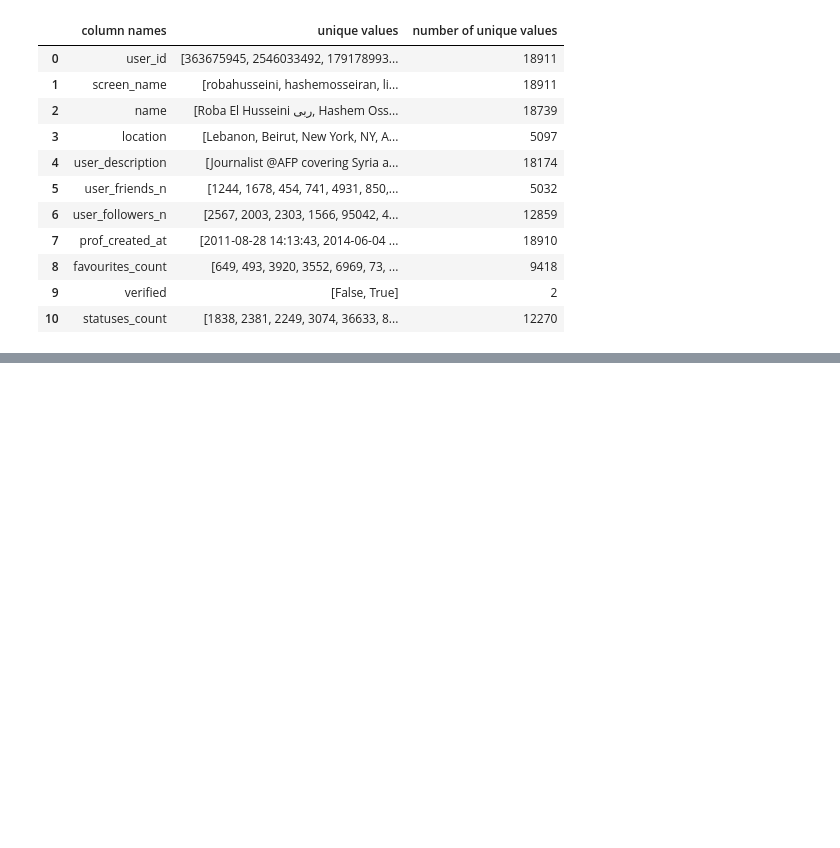
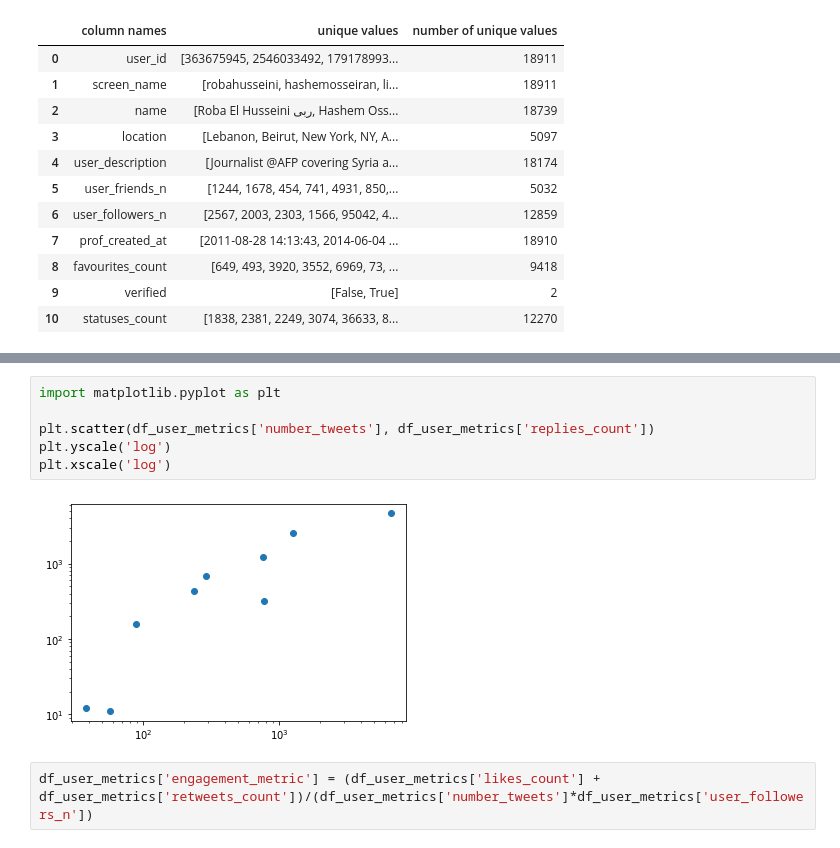
Before and after one commit to cosmohawk/summer_project_2020, a Jupyter notebook: notebooks/interaction_counts.ipynb, the cells around one changed output, grey strips where cells are left out. Saved outputs shown, nothing was run; the diff lists cells and outputs as text; blank space fills up the shorter version.

```diff
--- a/notebooks/interaction_counts.ipynb
+++ b/notebooks/interaction_counts.ipynb
@@ -102,0 +120,10 @@ df_user_metrics = pd.merge(df2, df_like_count, how='inner', on='screen_name')
+# %%
+import matplotlib.pyplot as plt
+
+plt.scatter(df_user_metrics['number_tweets'], df_user_metrics['replies_count'])
+plt.yscale('log')
+plt.xscale('log')
+# %% [output]
+[figure, added]
+# %%
+df_user_metrics['engagement_metric'] = (df_user_metrics['likes_count'] + df_user_metrics['retweets_count'])/(df_user_metrics['number_tweets']*df_user_metrics['user_followers_n'])
```
Also changed, not shown: parts of 4 cells of this notebook.
